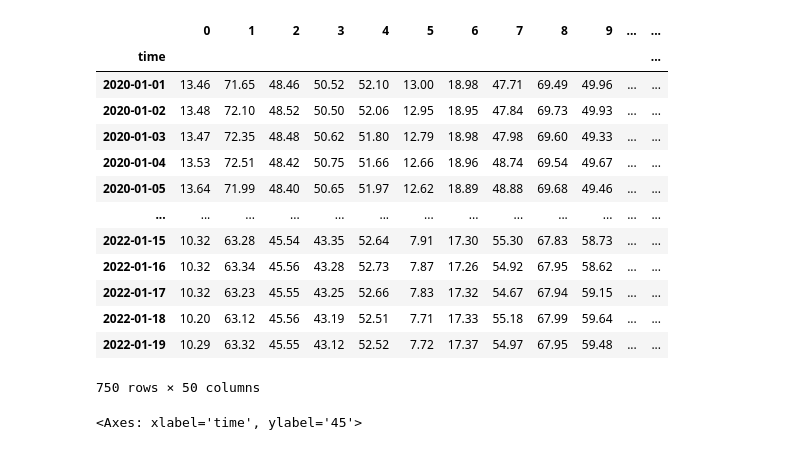
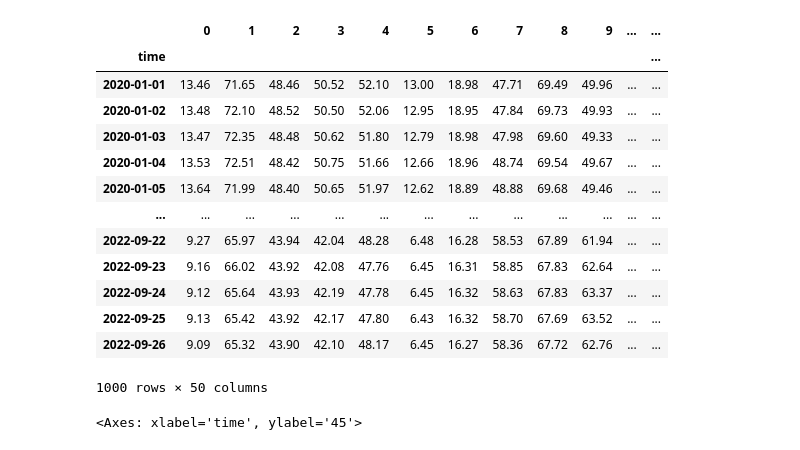
Before and after one commit to Troppydash/algothon, a Jupyter notebook: da/khang_pairs.ipynb, the cells around one changed output. Saved outputs shown, nothing was run; the diff lists cells and outputs as text; code cells hidden in the pictures.

```diff
--- a/da/khang_pairs.ipynb
+++ b/da/khang_pairs.ipynb
@@ -13,24 +13,24 @@ from arch.unitroot.cointegration import engle_granger
 # %%
 df = pd.read_csv("../prices.txt", sep='\s+', header=None, index_col=None)
 df.rename(columns=lambda c: str(c), inplace=True)
-df["time"] = pd.to_datetime([i for i in range(750)], unit='D', origin=pd.Timestamp('2020-01-01'))
+df["time"] = pd.to_datetime([i for i in range(1000)], unit='D', origin=pd.Timestamp('2020-01-01'))
 df.set_index("time", inplace=True)
 df
 # %% [output]
 |  | 0 | 1 | 2 | 3 | 4 | 5 | 6 | 7 | 8 | 9 | ... | ... |
 | time |  |  |  |  |  |  |  |  |  |  |  | ... |
 | 2020-01-01 | 13.46 | 71.65 | 48.46 | 50.52 | 52.10 | 13.00 | 18.98 | 47.71 | 69.49 | 49.96 | ... | ... |
 | 2020-01-02 | 13.48 | 72.10 | 48.52 | 50.50 | 52.06 | 12.95 | 18.95 | 47.84 | 69.73 | 49.93 | ... | ... |
 | 2020-01-03 | 13.47 | 72.35 | 48.48 | 50.62 | 51.80 | 12.79 | 18.98 | 47.98 | 69.60 | 49.33 | ... | ... |
 | 2020-01-04 | 13.53 | 72.51 | 48.42 | 50.75 | 51.66 | 12.66 | 18.96 | 48.74 | 69.54 | 49.67 | ... | ... |
 | 2020-01-05 | 13.64 | 71.99 | 48.40 | 50.65 | 51.97 | 12.62 | 18.89 | 48.88 | 69.68 | 49.46 | ... | ... |
 | ... | ... | ... | ... | ... | ... | ... | ... | ... | ... | ... | ... | ... |
-| 2022-01-15 | 10.32 | 63.28 | 45.54 | 43.35 | 52.64 | 7.91 | 17.30 | 55.30 | 67.83 | 58.73 | ... | ... |
-| 2022-01-16 | 10.32 | 63.34 | 45.56 | 43.28 | 52.73 | 7.87 | 17.26 | 54.92 | 67.95 | 58.62 | ... | ... |
-| 2022-01-17 | 10.32 | 63.23 | 45.55 | 43.25 | 52.66 | 7.83 | 17.32 | 54.67 | 67.94 | 59.15 | ... | ... |
-| 2022-01-18 | 10.20 | 63.12 | 45.56 | 43.19 | 52.51 | 7.71 | 17.33 | 55.18 | 67.99 | 59.64 | ... | ... |
-| 2022-01-19 | 10.29 | 63.32 | 45.55 | 43.12 | 52.52 | 7.72 | 17.37 | 54.97 | 67.95 | 59.48 | ... | ... |
+| 2022-09-22 | 9.27 | 65.97 | 43.94 | 42.04 | 48.28 | 6.48 | 16.28 | 58.53 | 67.89 | 61.94 | ... | ... |
+| 2022-09-23 | 9.16 | 66.02 | 43.92 | 42.08 | 47.76 | 6.45 | 16.31 | 58.85 | 67.83 | 62.64 | ... | ... |
+| 2022-09-24 | 9.12 | 65.64 | 43.93 | 42.19 | 47.78 | 6.45 | 16.32 | 58.63 | 67.83 | 63.37 | ... | ... |
+| 2022-09-25 | 9.13 | 65.42 | 43.92 | 42.17 | 47.80 | 6.43 | 16.32 | 58.70 | 67.69 | 63.52 | ... | ... |
+| 2022-09-26 | 9.09 | 65.32 | 43.90 | 42.10 | 48.17 | 6.45 | 16.27 | 58.36 | 67.72 | 62.76 | ... | ... |
-750 rows × 50 columns
+1000 rows × 50 columns
 # %%
 sns.lineplot(df["45"])
 # %% [output]
```
Also changed, not shown: parts of 7 cells of this notebook, 4 other files.
